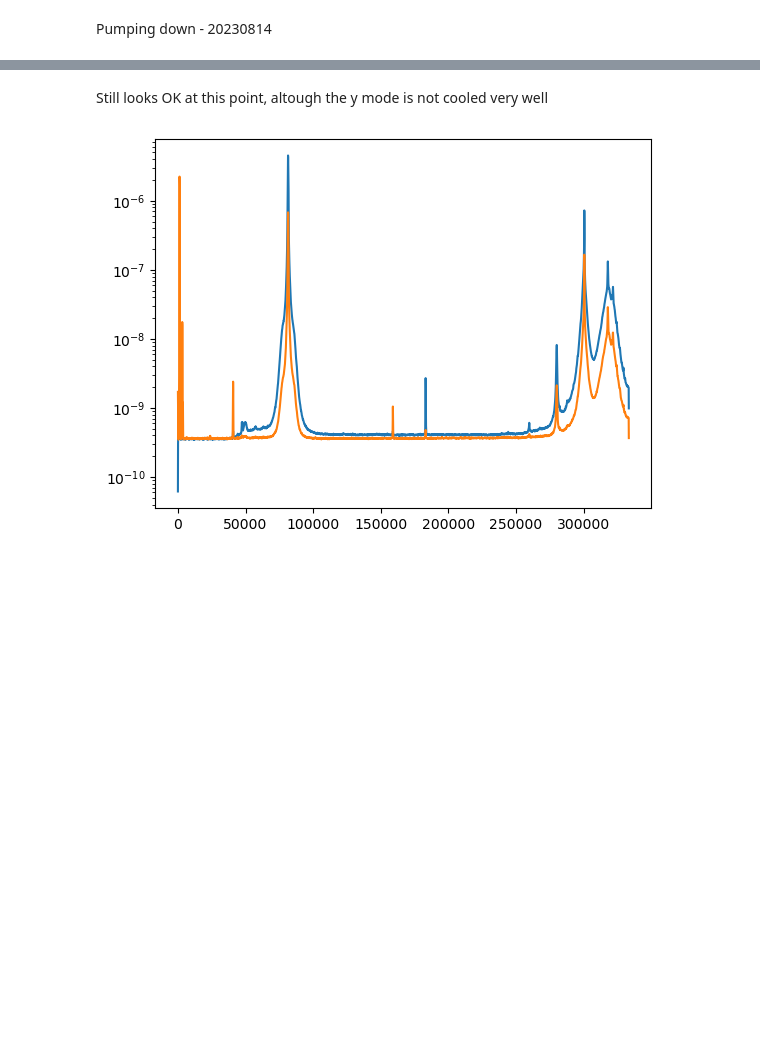
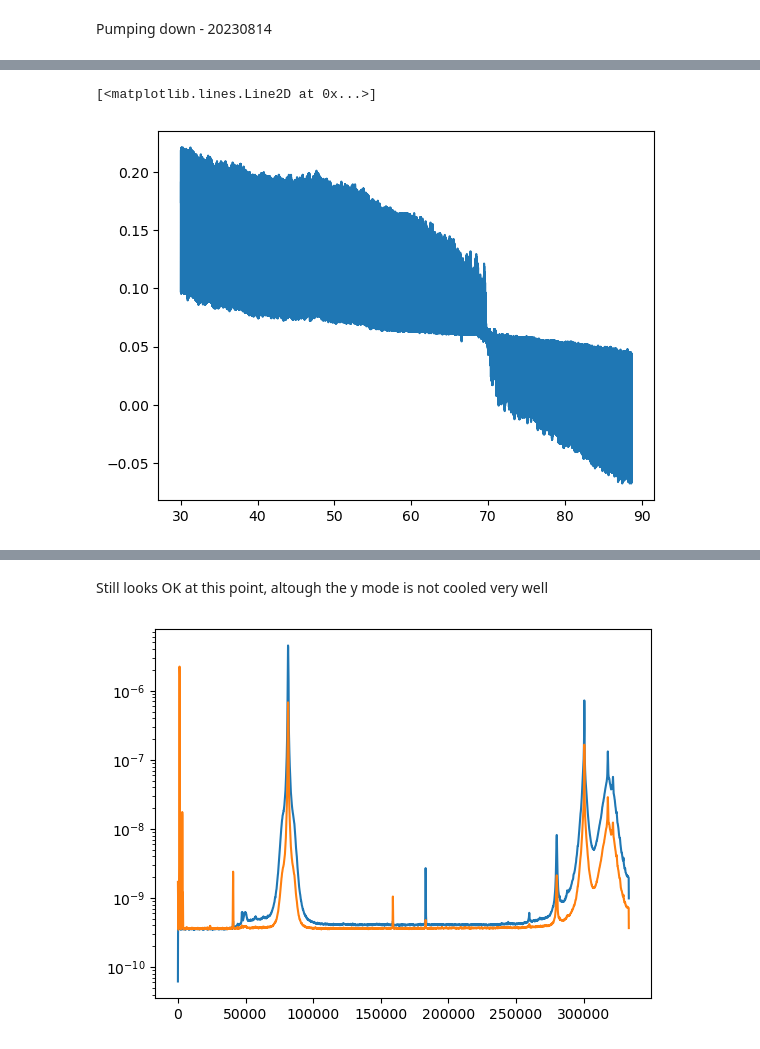
Before and after one commit to yuhants/Nanospheres, a Jupyter notebook: Experiment Analysis/PI Loop/230721/PSDs.ipynb, the cells around one changed output, grey strips where cells are left out. Drawn from its saved outputs; the diff is of its cells as text; code cells hidden in the pictures; blank space fills up the shorter version.

```diff
--- a/Experiment Analysis/PI Loop/230721/PSDs.ipynb
+++ b/Experiment Analysis/PI Loop/230721/PSDs.ipynb
@@ -46 +66,12 @@ PSDA, PSDB = make_PSDs(filepath, extensions, channels)
+# %%
+lb = 10000000
+ub = 40000000
+s = 1
+time = np.linspace(0, Tinterval*len(tt[0][2]), len(tt[0][2]))
+#plt.plot(tt[0][0][lb:ub:s])
+#plt.plot(tt[0][1][lb:ub:s])
+plt.plot(time[lb:ub:s], tt[0][2][lb:ub:s])
+# %% [output]
+[<matplotlib.lines.Line2D at 0x...>]
+[figure, added]
 # %%
```
Also changed, not shown: parts of 8 cells of this notebook, 9 other files.
